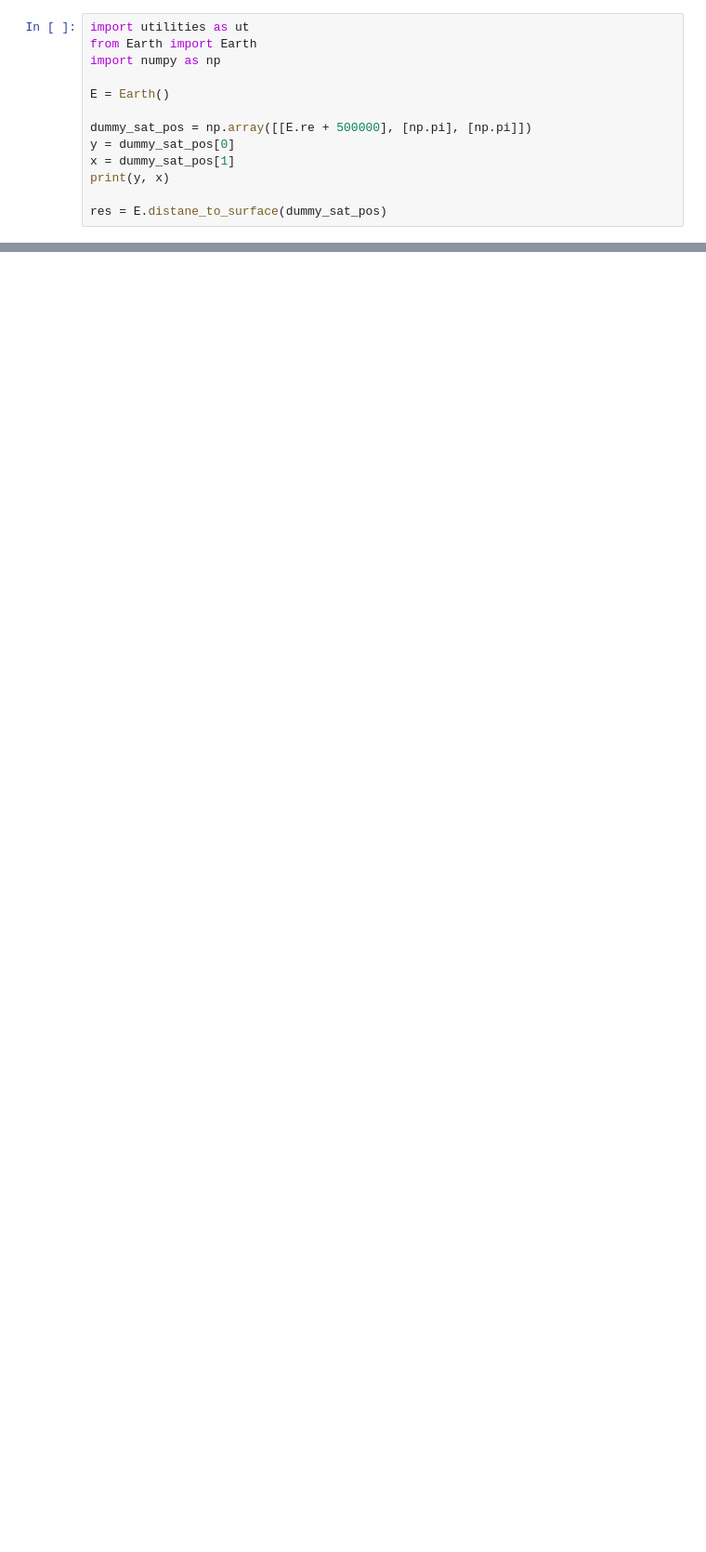
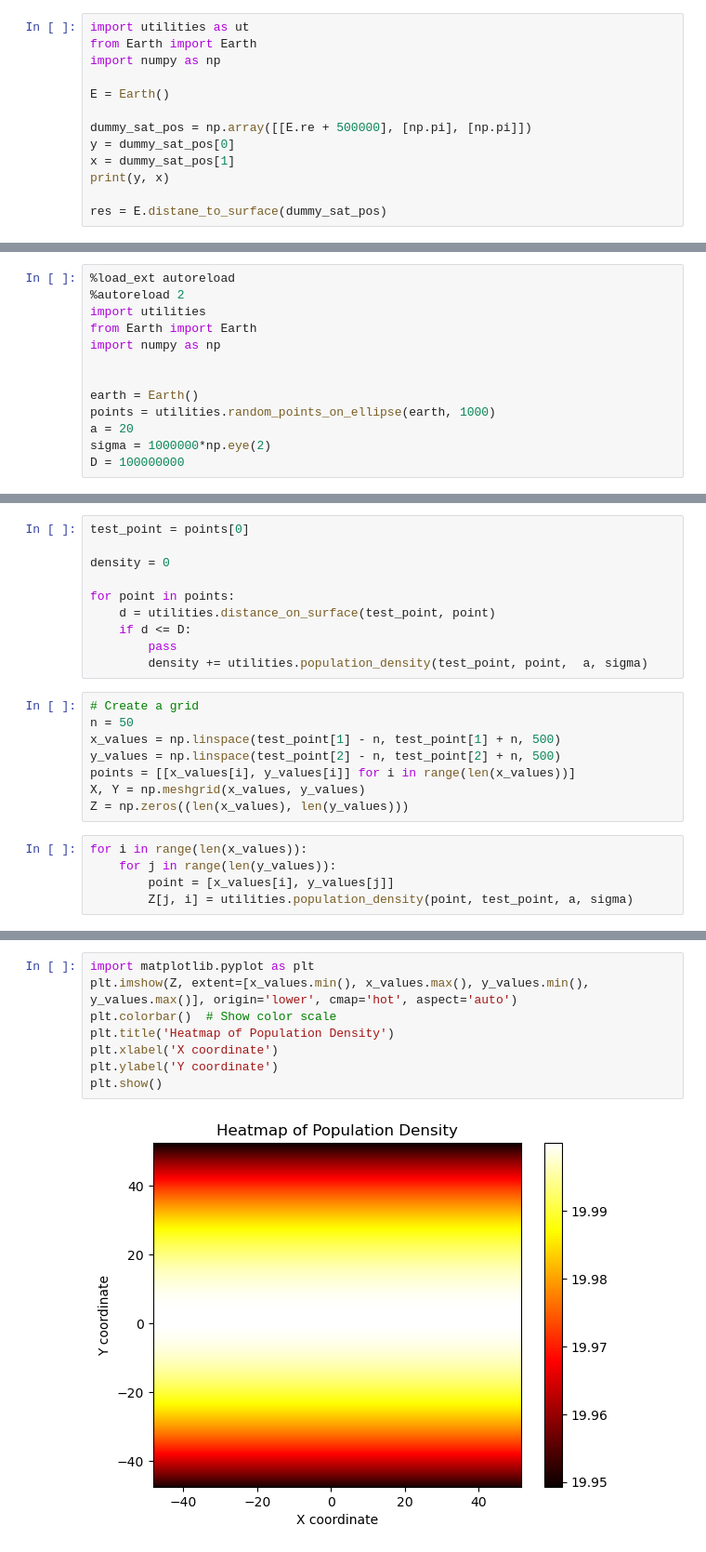
Before and after one commit to Tiangong-PMSC-Group/Satellite-Project, a Jupyter notebook: test.ipynb, the cells around one changed output, grey strips where cells are left out. Shown: that part at 93% size. Cells and saved outputs as stored; diff of their text form; blank space fills up the shorter version.

```diff
--- a/test.ipynb
+++ b/test.ipynb
@@ -45,0 +85,13 @@ UFuncTypeError: Cannot cast ufunc 'add' output from dtype('float64') to dtype('i
+# %%
+%load_ext autoreload
+%autoreload 2
+import utilities
+from Earth import Earth
+import numpy as np
+
+
+earth = Earth()
+points = utilities.random_points_on_ellipse(earth, 1000)
+a = 20
+sigma = 1000000*np.eye(2)
+D = 100000000
@@ -45,0 +105,23 @@ UFuncTypeError: Cannot cast ufunc 'add' output from dtype('float64') to dtype('i
+# %%
+test_point = points[0]
+
+density = 0
+
+for point in points:
+    d = utilities.distance_on_surface(test_point, point)
+    if d <= D:
+        pass
+        density += utilities.population_density(test_point, point,  a, sigma)
+# %%
+# Create a grid
+n = 50
+x_values = np.linspace(test_point[1] - n, test_point[1] + n, 500)
+y_values = np.linspace(test_point[2] - n, test_point[2] + n, 500)
+points = [[x_values[i], y_values[i]] for i in range(len(x_values))]
+X, Y = np.meshgrid(x_values, y_values)
+Z = np.zeros((len(x_values), len(y_values)))
+# %%
+for i in range(len(x_values)):
+    for j in range(len(y_values)):
+        point = [x_values[i], y_values[j]]
+        Z[j, i] = utilities.population_density(point, test_point, a, sigma)
@@ -45,0 +132,10 @@ UFuncTypeError: Cannot cast ufunc 'add' output from dtype('float64') to dtype('i
+# %%
+import matplotlib.pyplot as plt
+plt.imshow(Z, extent=[x_values.min(), x_values.max(), y_values.min(), y_values.max()], origin='lower', cmap='hot', aspect='auto')
+plt.colorbar()  # Show color scale
+plt.title('Heatmap of Population Density')
+plt.xlabel('X coordinate')
+plt.ylabel('Y coordinate')
+plt.show()
+# %% [output]
+[figure, added]
```
Also changed, not shown: parts of 12 cells of this notebook, 4 other files.
